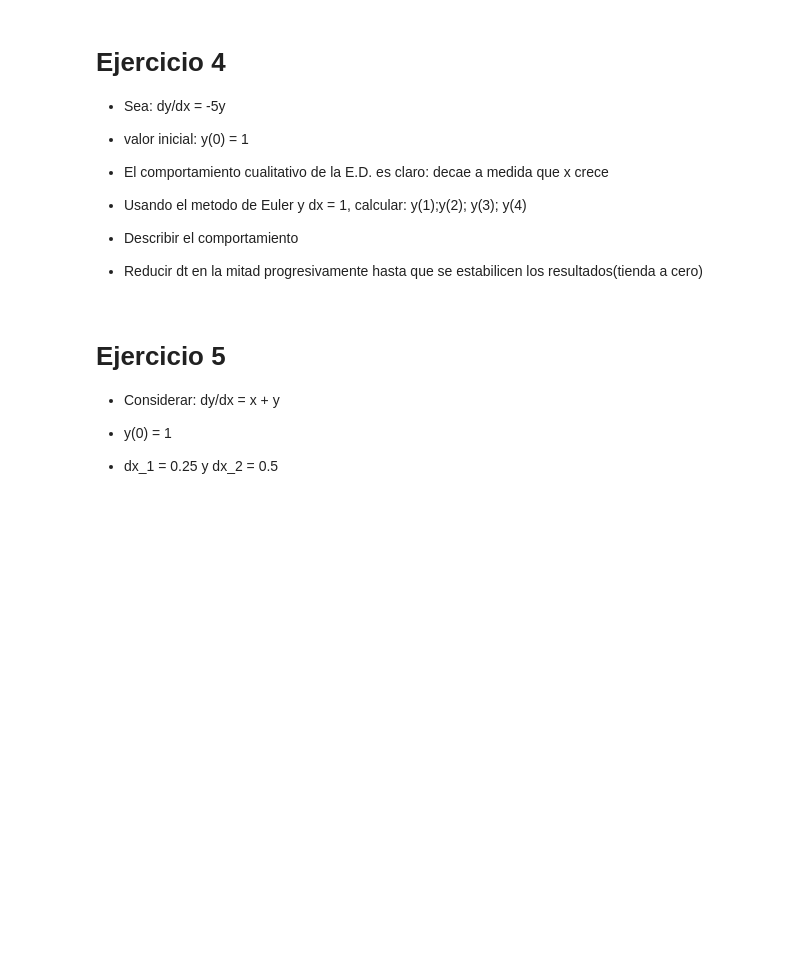
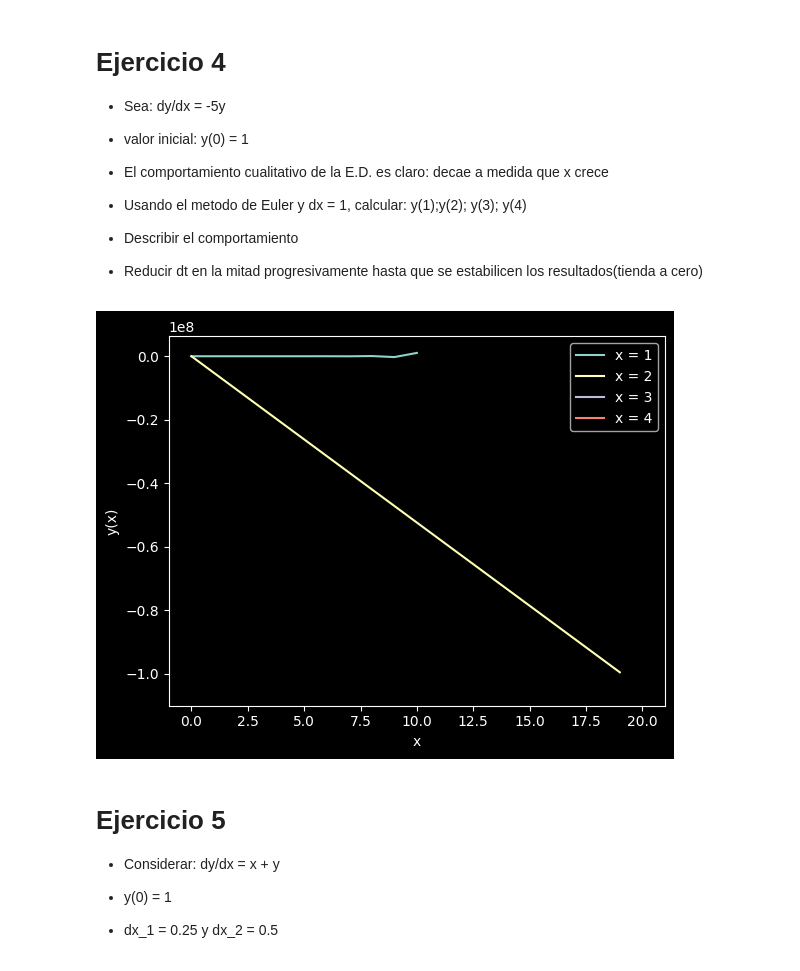
Before and after one commit to camila-duarte/tareas, a Jupyter notebook: tarea1_ED.ipynb, the cells around one changed output. Drawn from its saved outputs; the diff is of its cells as text; code cells hidden in the pictures; blank space fills up the shorter version.

```diff
--- a/tarea1_ED.ipynb
+++ b/tarea1_ED.ipynb
@@ -221,6 +248,101 @@ grafico_2()
 * Describir el comportamiento
 
 * Reducir dt en la mitad progresivamente hasta que se estabilicen los resultados(tienda a cero)
+# %%
+import matplotlib.pyplot as plt
+
+# Listas para la grafica de dt_1
+x1_axis = []
+y1_axis = []
+
+# Listas para la grafica de dt_2
+x2_axis = []
+y2_axis = []
+
+# Listas para la grafica de dt_3
+x3_axis = []
+y3_axis = []
+
+# Listas para la grafica de dt_4
+x4_axis = []
+y4_axis = []
+
+# Valores de dt dados en el ejercicio
+dx_1 = 1
+dx_2 = 1
+dx_3 = 1
+dx_4 = 1
+
+# Valor inicial
+y_1 = 1
+y_2 = 1
+y_3 = 1
+y_4 = 1
+
+# Tiempo inicial
+x_1 = 0
+x_2 = 0
+
+
+for contador in range(10):
+
+    # Para dt = 0.5
+    x1_axis.append(x_1)
+    y1_axis.append(y_1)
+    y_1 = y_1 + dx_1*(-5*y_1)
+    x_1 = x_1 + dx_1
+    contador = contador + 0.1
+    # En caso de querer ver los resultados:
+    # print(x_1)
+    # print(y_1)
+
+for contador in range(20):
+    # Para dt = 0.1
+    x2_axis.append(x_2)
+    y2_axis.append(y_2)
+    y_2 = y_2 + dx_2*(-5*y_1)
+    x_2 = x_2 + dx_2
+    contador = contador + 0.1
+
+    # En caso de querer ver los resultados:
+    # print(x_2)
+    # print(y_2)
+
+for contador in range(30):
+
+    # Para dt = 0.5
+    x1_axis.append(x_1)
+    y1_axis.append(y_1)
+    y_3 = y_3 + dx_3*(-5*y_3)
+    x_3 = x_3 + dx_3
+    contador = contador + 0.1
+    # En caso de querer ver los resultados:
+    # print(x_3)
+    # print(y_3)
+
+for contador in range(40):
+    # Para dt = 0.1
+    x4_axis.append(x_2)
+    y4_axis.append(y_2)
+    y_4 = y_4 + dx_4*(-5*y_4)
+    x_4 = x_4 + dx_4
+    contador = contador + 0.1
+
+    # En caso de querer ver los resultados:
+    # print(x_4)
+    # print(y_4)
+
+
+plt.xlabel("x")
+plt.ylabel("y(x)")
+plt.plot(x1_axis, y1_axis, label='x = 1')
+plt.plot(x2_axis, y2_axis, label='x = 2')
+plt.plot(x3_axis, y3_axis, label='x = 3')
+plt.plot(x4_axis, y4_axis, label='x = 4')
+plt.legend()
+plt.show()
+# %% [output]
+[figure, added]
 # %% [markdown]
 # Ejercicio 5
 
```
Also changed, not shown: parts of 2 cells of this notebook.
